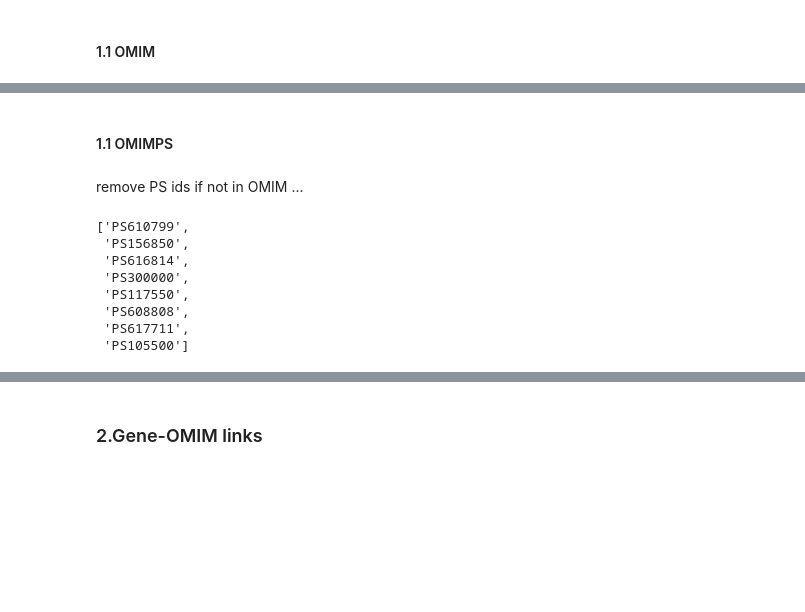
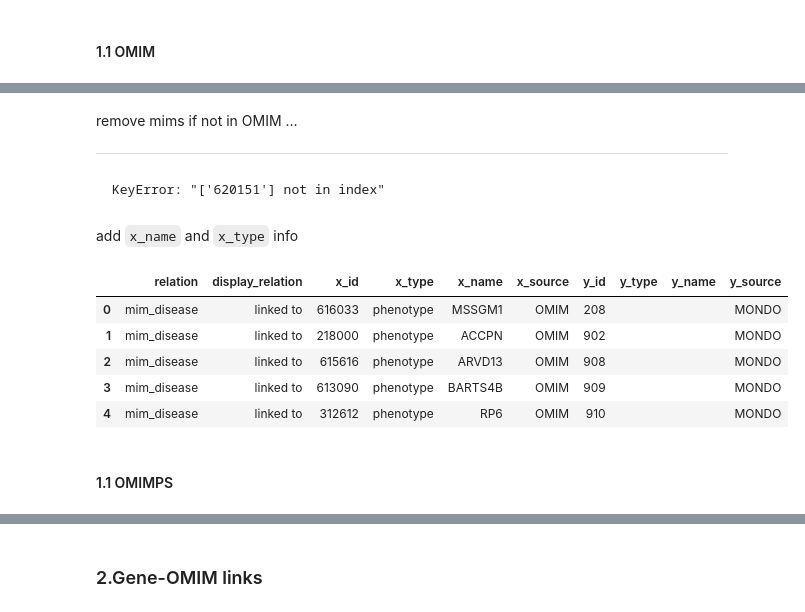
Before and after one commit to mims-harvard/PrimeKG, a Jupyter notebook: knowledge_graph/append_omim.ipynb, the cells around one changed output, grey strips where cells are left out. Cells and saved outputs as stored; diff of their text form; code cells hidden in the pictures; blank space fills up the shorter version.

```diff
--- a/knowledge_graph/append_omim.ipynb
+++ b/knowledge_graph/append_omim.ipynb
@@ -406,2 +378,46 @@ Mondo_OMIM_kg['x_type'] = mim_meta.set_index('mimNumber').loc[
+# %%
+Mondo_OMIM_kg = build_KG(
+    indices = mondo_omim_terms.index,
+    relation = 'mim_disease',
+    display_relation= 'linked to',
+
+    x_id = mondo_omim_terms['omim'].str.replace('OMIM:','').astype(int),
+    x_type = '',
+    x_name = '',
+    x_source = 'OMIM',
+
+    y_id = mondo_omim_terms['id'].astype(int),
+    y_type = '',
+    y_name = '',
+    y_source = 'MONDO'
+)
+# %% [markdown]
+remove mims if not in OMIM ...
+
+___
+    KeyError: "['620151'] not in index"
+# %%
+Mondo_OMIM_kg.run_query(f'x_id != {620151}')
+# %% [markdown]
+add `x_name` and `x_type` info
+# %%
+Mondo_OMIM_kg.df['x_name'] = mim_meta.set_index('mimNumber').loc[
+    Mondo_OMIM_kg.df.x_id.astype(str).to_list(),
+    'mimLabel'
+].to_list()
+# %%
+Mondo_OMIM_kg.df['x_type'] = mim_meta.set_index('mimNumber').loc[
+    Mondo_OMIM_kg.df.x_id.astype(str).to_list(),
+    'mimType'
+].to_list()
+# %%
+Mondo_OMIM_kg.df.head()
+# %% [output]
+|  | relation | display_relation | x_id | x_type | x_name | x_source | y_id | y_type | y_name | y_source |
+| 0 | mim_disease | linked to | 616033 | phenotype | MSSGM1 | OMIM | 208 |  |  | MONDO |
+| 1 | mim_disease | linked to | 218000 | phenotype | ACCPN | OMIM | 902 |  |  | MONDO |
+| 2 | mim_disease | linked to | 615616 | phenotype | ARVD13 | OMIM | 908 |  |  | MONDO |
+| 3 | mim_disease | linked to | 613090 | phenotype | BARTS4B | OMIM | 909 |  |  | MONDO |
+| 4 | mim_disease | linked to | 312612 | phenotype | RP6 | OMIM | 910 |  |  | MONDO |
 # %% [markdown]
 #### 1.1 OMIMPS
@@ -418,13 +423,0 @@ Mondo_OMIMPS_kg['display_relation'] = 'linked to'
-# %% [markdown]
-remove PS ids if not in OMIM ...
-# %%
-Mondo_OMIMPS_kg.query(f"x_id not in {mimPS_Titles['Phenotypic Series number'].to_list()}").x_id.to_list()
-# %% [output]
-['PS610799',
- 'PS156850',
- 'PS616814',
- 'PS300000',
- 'PS117550',
- 'PS608808',
- 'PS617711',
- 'PS105500']
```
Also changed, not shown: parts of 107 cells of this notebook.
